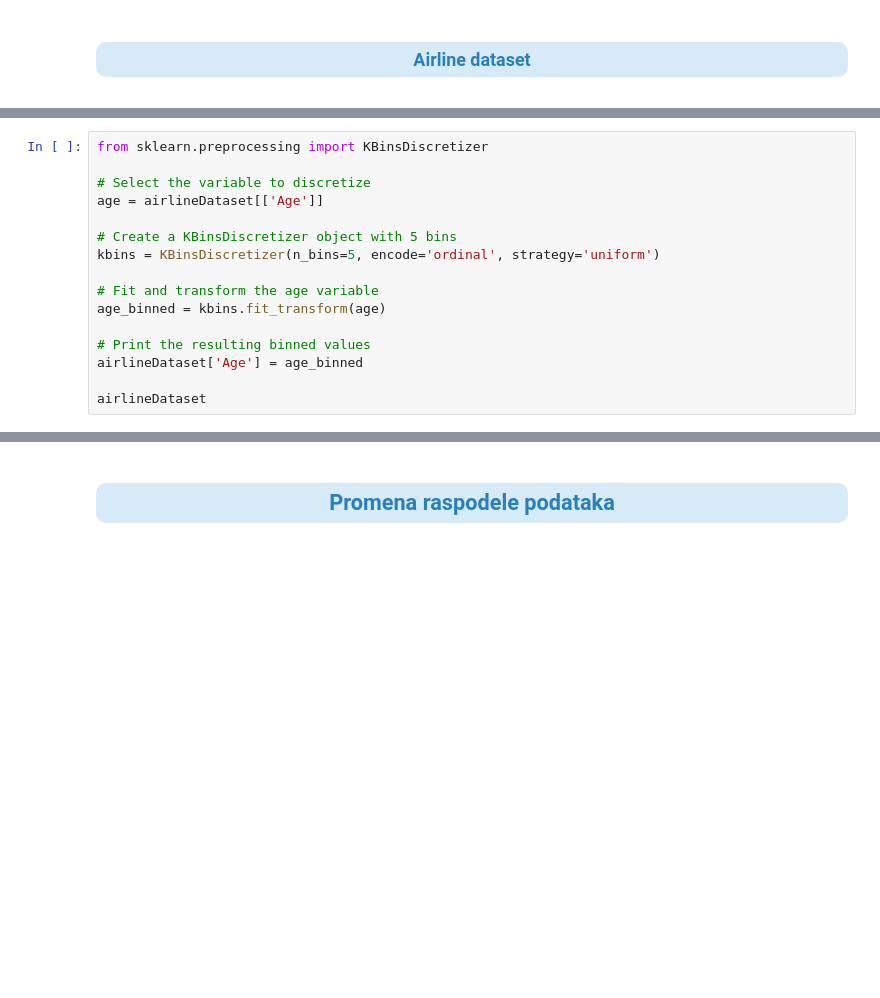
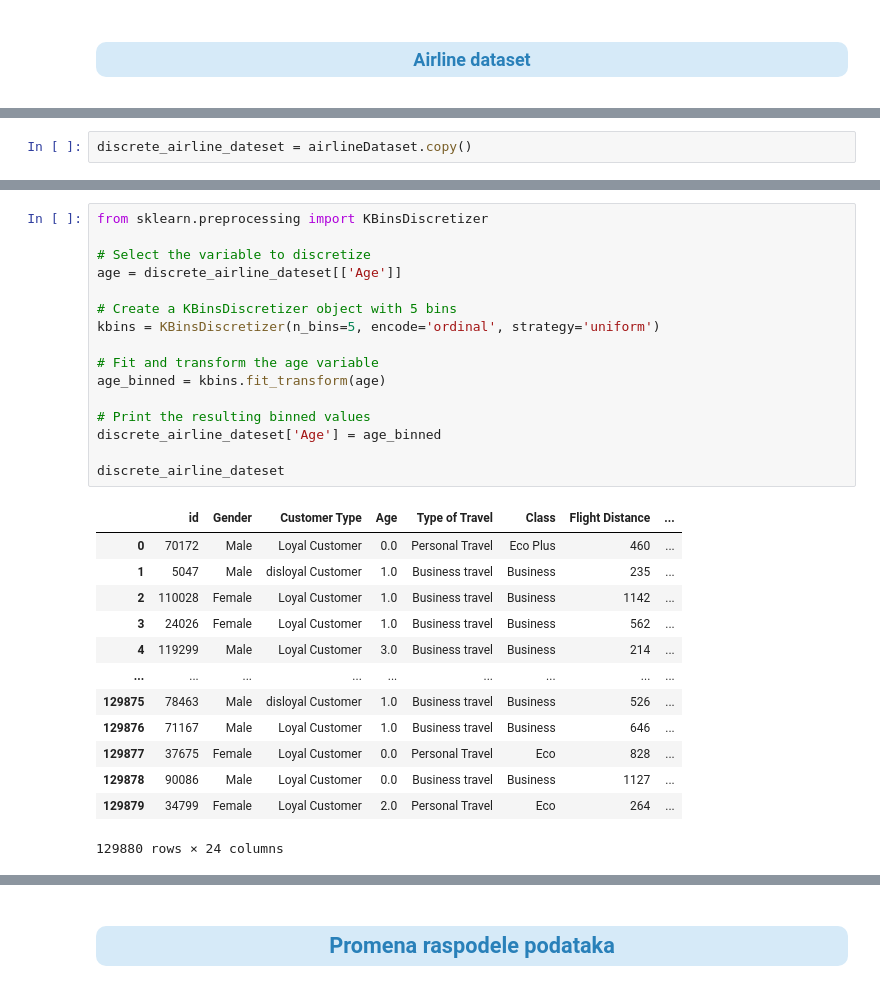
Before and after one commit to ratep99/data-transformation, a Jupyter notebook: Transformacija podataka - Prakticni deo.ipynb, the cells around one changed output, grey strips where cells are left out. Saved outputs shown, nothing was run; the diff lists cells and outputs as text; blank space fills up the shorter version.

```diff
--- a/Transformacija podataka - Prakticni deo.ipynb
+++ b/Transformacija podataka - Prakticni deo.ipynb
@@ -2209 +993,3 @@ airlineDataset
+# %%
+discrete_airline_dateset = airlineDataset.copy()
 # %%
@@ -2221,17 +1064,31 @@ airline_rating_columns_names
 # %%
 from sklearn.preprocessing import KBinsDiscretizer
 
 # Select the variable to discretize
-age = airlineDataset[['Age']]
+age = discrete_airline_dateset[['Age']]
 
 # Create a KBinsDiscretizer object with 5 bins
 kbins = KBinsDiscretizer(n_bins=5, encode='ordinal', strategy='uniform')
 
 # Fit and transform the age variable
 age_binned = kbins.fit_transform(age)
 
 # Print the resulting binned values
-airlineDataset['Age'] = age_binned
+discrete_airline_dateset['Age'] = age_binned
 
-airlineDataset
+discrete_airline_dateset
+# %% [output]
+|  | id | Gender | Customer Type | Age | Type of Travel | Class | Flight Distance | ... |
+| 0 | 70172 | Male | Loyal Customer | 0.0 | Personal Travel | Eco Plus | 460 | ... |
+| 1 | 5047 | Male | disloyal Customer | 1.0 | Business travel | Business | 235 | ... |
+| 2 | 110028 | Female | Loyal Customer | 1.0 | Business travel | Business | 1142 | ... |
+| 3 | 24026 | Female | Loyal Customer | 1.0 | Business travel | Business | 562 | ... |
+| 4 | 119299 | Male | Loyal Customer | 3.0 | Business travel | Business | 214 | ... |
+| ... | ... | ... | ... | ... | ... | ... | ... | ... |
+| 129875 | 78463 | Male | disloyal Customer | 1.0 | Business travel | Business | 526 | ... |
+| 129876 | 71167 | Male | Loyal Customer | 1.0 | Business travel | Business | 646 | ... |
+| 129877 | 37675 | Female | Loyal Customer | 0.0 | Personal Travel | Eco | 828 | ... |
+| 129878 | 90086 | Male | Loyal Customer | 0.0 | Business travel | Business | 1127 | ... |
+| 129879 | 34799 | Female | Loyal Customer | 2.0 | Personal Travel | Eco | 264 | ... |
+129880 rows × 24 columns
 # %%
```
Also changed, not shown: parts of 144 cells of this notebook.
